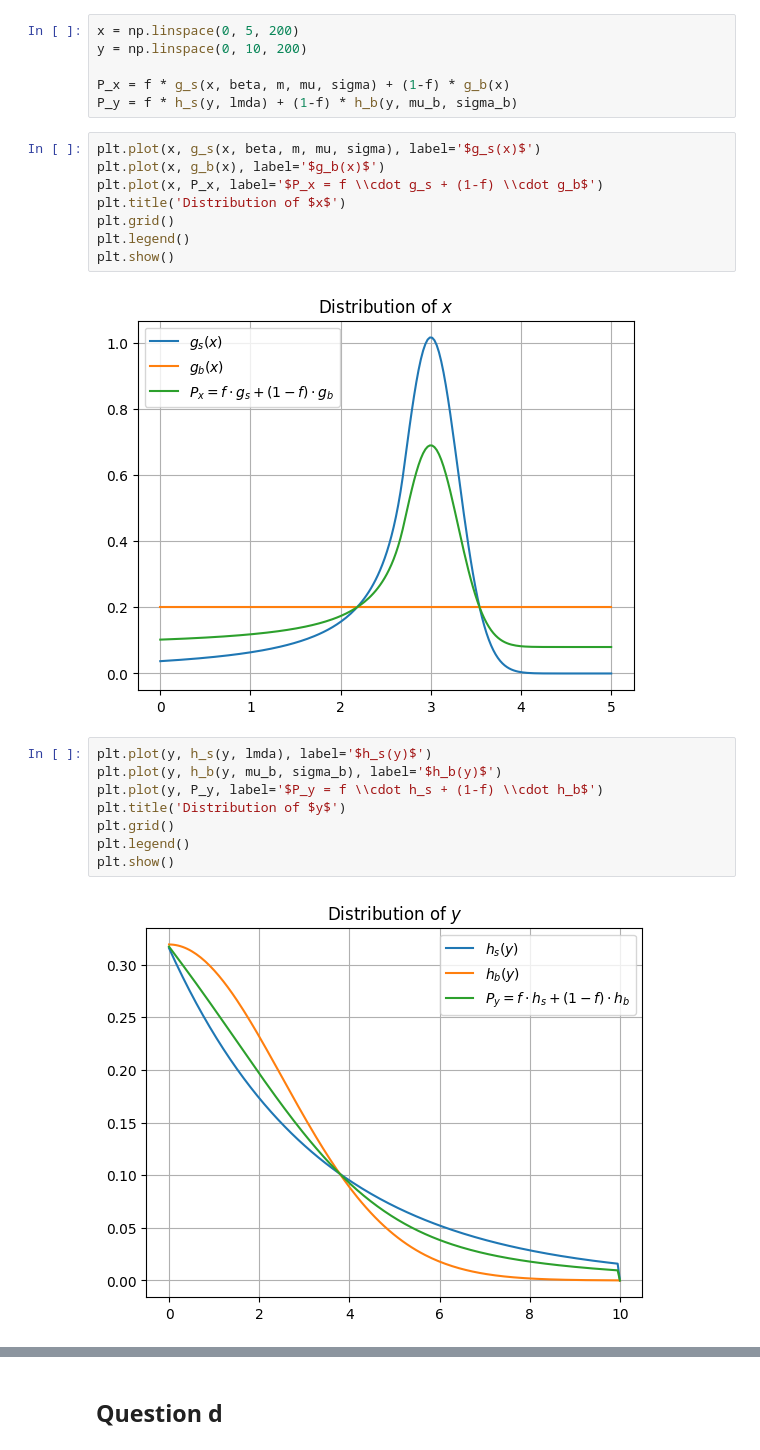
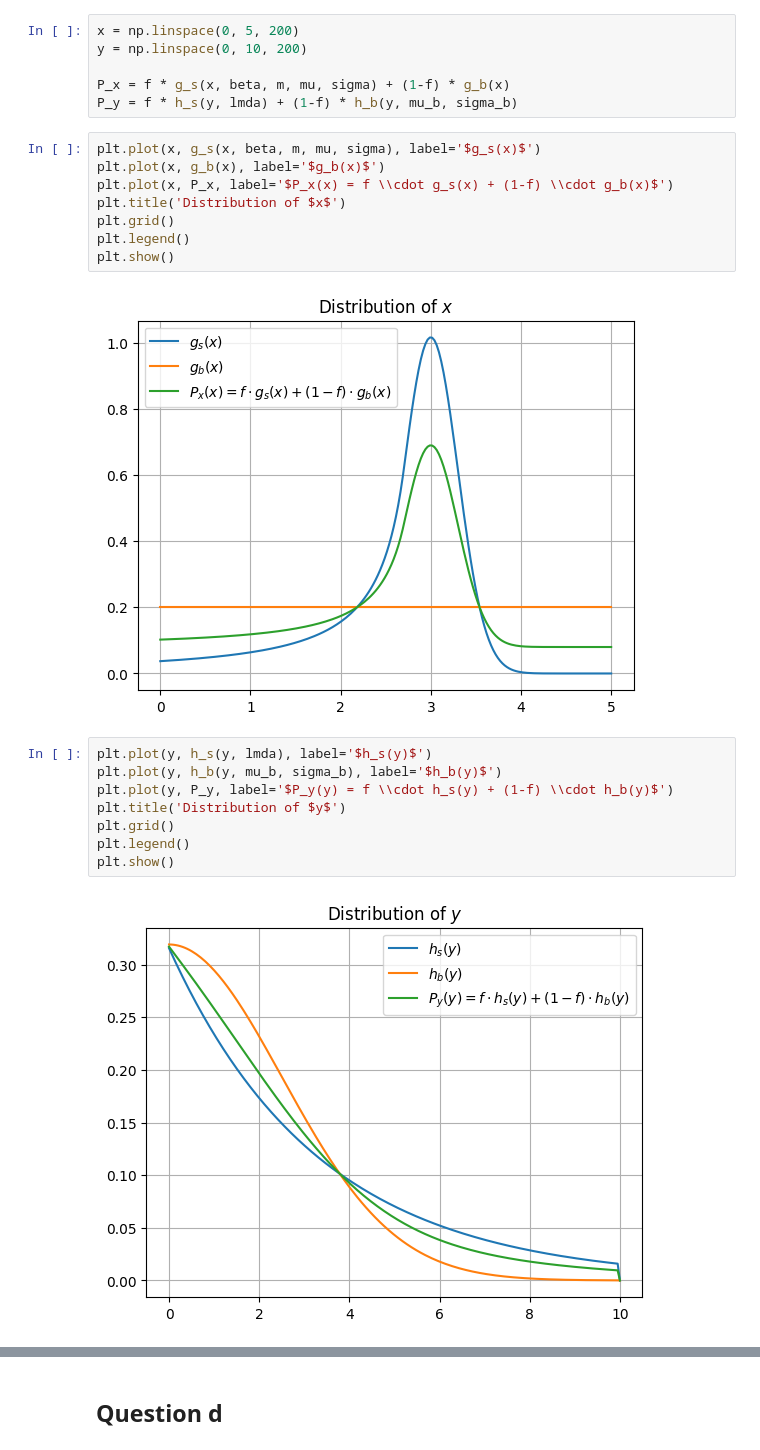
Before and after one commit to john-zhaoyuanzhen/Statistical-Methods-Coursework, a Jupyter notebook: s1.ipynb, the cells around one changed output, grey strips where cells are left out. Saved outputs shown, nothing was run; the diff lists cells and outputs as text.

```diff
--- a/s1.ipynb
+++ b/s1.ipynb
@@ -46,23 +46,23 @@ P_y = f * h_s(y, lmda) + (1-f) * h_b(y, mu_b, sigma_b)
 # %%
 plt.plot(x, g_s(x, beta, m, mu, sigma), label='$g_s(x)$')
 plt.plot(x, g_b(x), label='$g_b(x)$')
-plt.plot(x, P_x, label='$P_x = f \\cdot g_s + (1-f) \\cdot g_b$')
+plt.plot(x, P_x, label='$P_x(x) = f \\cdot g_s(x) + (1-f) \\cdot g_b(x)$')
 plt.title('Distribution of $x$')
 plt.grid()
 plt.legend()
 plt.show()
 # %% [output]
-[figure, old version]
+[figure, new version]
 # %%
 plt.plot(y, h_s(y, lmda), label='$h_s(y)$')
 plt.plot(y, h_b(y, mu_b, sigma_b), label='$h_b(y)$')
-plt.plot(y, P_y, label='$P_y = f \\cdot h_s + (1-f) \\cdot h_b$')
+plt.plot(y, P_y, label='$P_y(y) = f \\cdot h_s(y) + (1-f) \\cdot h_b(y)$')
 plt.title('Distribution of $y$')
 plt.grid()
 plt.legend()
 plt.show()
 # %% [output]
-[figure, old version]
+[figure, new version]
 # %%
 X, Y = np.meshgrid(x, y)
 
```
Also changed, not shown: parts of 1 cell of this notebook, 4 other files.
